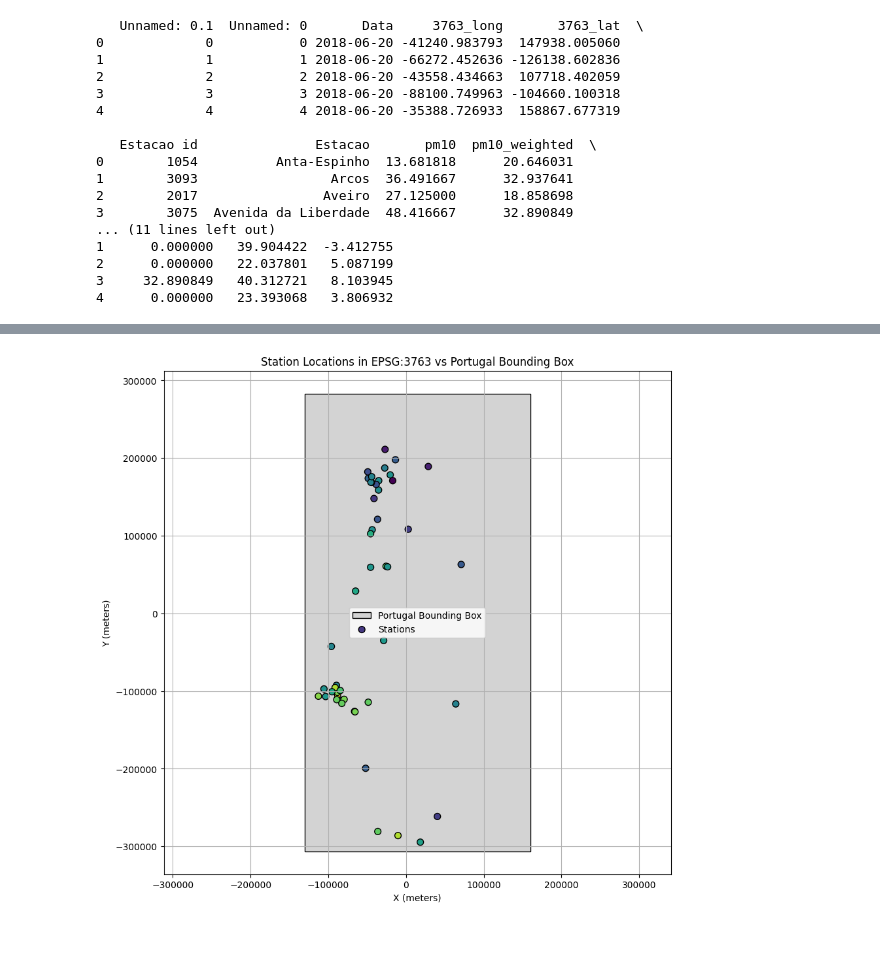
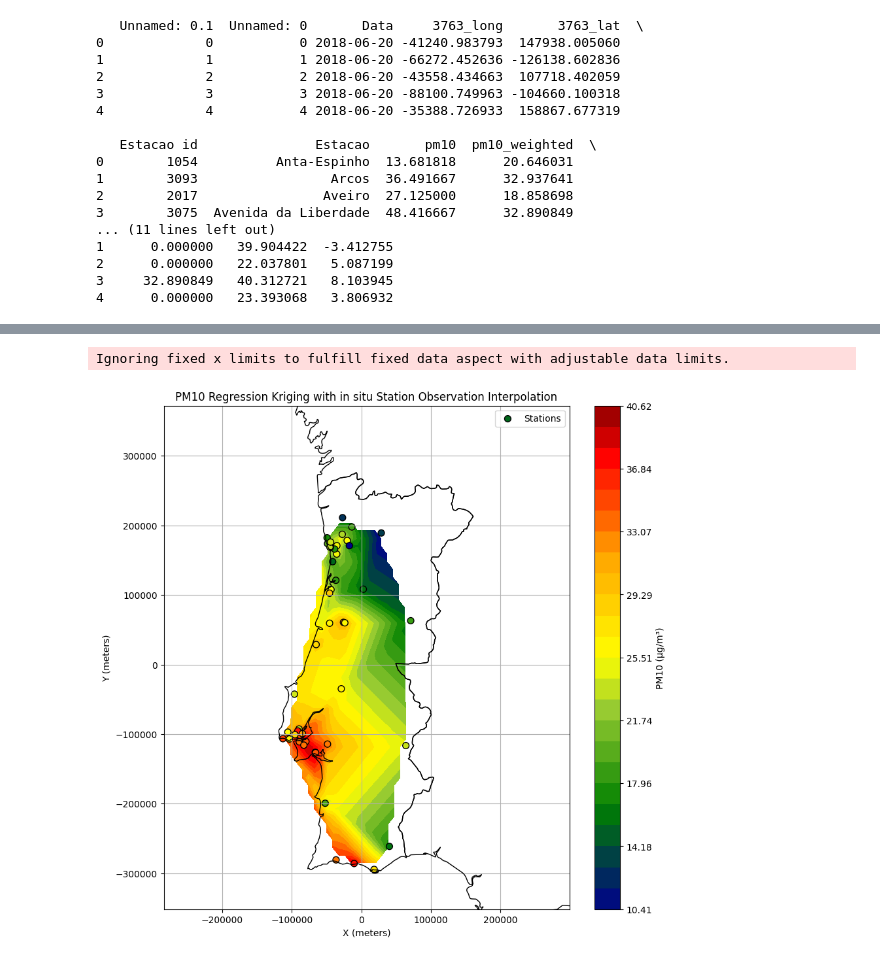
Before and after one commit to FC1104-XX/ProjIntegrador, a Jupyter notebook: kriging.ipynb, the cells around one changed output, grey strips where cells are left out. Drawn from its saved outputs; the diff is of its cells as text; code cells hidden in the pictures.

```diff
--- a/kriging.ipynb
+++ b/kriging.ipynb
@@ -168,35 +134,41 @@ Name: 3, dtype: object
-# %%
-from pyproj import Transformer
-import matplotlib.pyplot as plt
-
-# Define a rough bounding box for Portugal in WGS84
-lon_bounds = [-9.6, -6.2]
-lat_bounds = [36.9, 42.2]
-
-# Transform corners to EPSG:3763
-transformer = Transformer.from_crs("EPSG:4326", "EPSG:3763", always_xy=True)
-xmin, ymin = transformer.transform(lon_bounds[0], lat_bounds[0])
-xmax, ymax = transformer.transform(lon_bounds[1], lat_bounds[1])
-
-# Plot simulated rectangle for Portugal
-plt.figure(figsize=(10, 10))
-plt.fill(
-    [xmin, xmax, xmax, xmin, xmin],
-    [ymin, ymin, ymax, ymax, ymin],
-    facecolor='lightgray',
-    edgecolor='black',
-    label="Portugal Bounding Box"
-)
-
-# Plot station points in EPSG:3763
-plt.scatter(df["3763_long"], df["3763_lat"], c=df["pm10"], cmap="viridis", edgecolor="k", s=50, label="Stations")
-
-plt.title("Station Locations in EPSG:3763 vs Portugal Bounding Box")
-plt.xlabel("X (meters)")
-plt.ylabel("Y (meters)")
-plt.legend()
-plt.grid(True)
-plt.axis('equal')
-plt.show()
-# %% [output]
-[figure, removed]
+# %%
+import matplotlib.pyplot as plt
+import matplotlib.colors as mcolors
+import numpy as np
+
+# Define custom color transition (e.g., safe to hazardous)
+colors = [
+    (0, "darkblue"),    # very low
+    (0.2, "green"),     # safe
+    (0.4, "yellowgreen"),
+    (0.5, "yellow"),    # 22.5 μg/m³ around here
+    (0.7, "orange"),    # higher
+    (0.9, "red"),       # dangerous
+    (1.0, "darkred")    # very dangerous
+]
+custom_cmap = mcolors.LinearSegmentedColormap.from_list("custom_pm10", colors)
+
+# Define levels with more focus around the 22.5 threshold
+levels = np.linspace(np.nanmin(final_pm10_grid), np.nanmax(final_pm10_grid), 25)
+
+# Plot
+plt.figure(figsize=(10, 10))
+contour = plt.contourf(grid_x_3763, grid_y_3763, final_pm10_grid, cmap=custom_cmap, levels=levels)
+plt.colorbar(contour, label="PM10 (μg/m³)")
+
+plt.scatter(df["3763_long"], df["3763_lat"], c=df["pm10"], cmap=custom_cmap, edgecolor="k", s=50, label="Stations")
+
+iberia.boundary.plot(ax=plt.gca(), color='black', linewidth=1)
+
+plt.title("PM10 Regression Kriging with in situ Station Observation Interpolation")
+plt.xlabel("X (meters)")
+plt.ylabel("Y (meters)")
+plt.legend()
+plt.grid(True)
+plt.axis("equal")
+plt.xlim(grid_x_3763.min(), grid_x_3763.max())
+plt.ylim(grid_y_3763.min(), grid_y_3763.max())
+plt.show()
+# %% [output]
+Ignoring fixed x limits to fulfill fixed data aspect with adjustable data limits.
+[figure, added]
```
Also changed, not shown: parts of 19 cells of this notebook, 1 other file.
